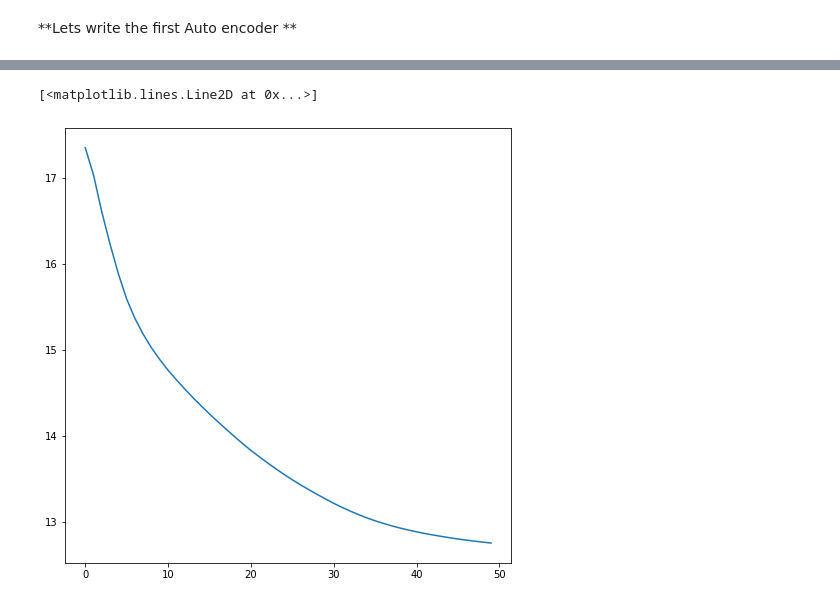
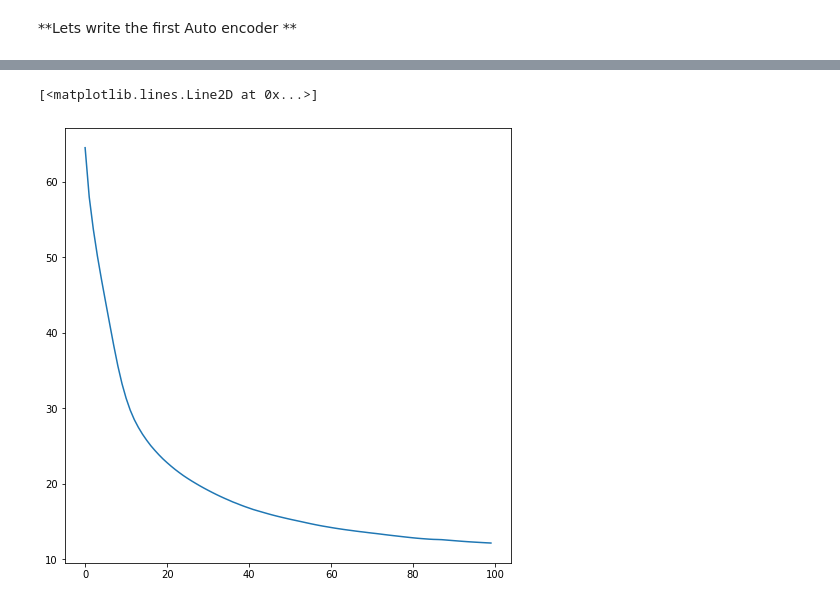
Before and after one commit to NJain121442/course2020, a Jupyter notebook: Fruits_unsupervised_clustering_conv2_1August.ipynb, the cells around one changed output, grey strips where cells are left out. Drawn from its saved outputs; the diff is of its cells as text; code cells hidden in the pictures.

```diff
--- a/Fruits_unsupervised_clustering_conv2_1August.ipynb
+++ b/Fruits_unsupervised_clustering_conv2_1August.ipynb
@@ -188,7 +190,7 @@ Conv2d_Autoencoder(
 train_loader = DataLoader(Data,batch_size=1)
 # %%
 loss_func = nn.MSELoss()
-optimizer = optim.SGD(net.parameters(), lr=0.01)
+optimizer = optim.Adam(net.parameters(), lr=0.0001)
 # %%
 from tqdm.notebook import tqdm
 n_epochs = 100
@@ -202,13 +204,13 @@ for epoch in tqdm( range(n_epochs) ):
     epoch_loss = 0
     for x in train_loader:
         mse_loss = 0
-        optimizer.zero_grad()
         if torch.cuda.is_available():
             x = x.cuda()
             #print(x.shape)
+        optimizer.zero_grad()
         prediction = net(x)
         mse_loss = loss_func(prediction, x) # <-- note that i'm using the input as the target
-        epoch_loss = epoch_loss + mse_loss
+        epoch_loss = epoch_loss + mse_loss.item()
         mse_loss.backward()
         optimizer.step()
 
@@ -223,5 +225,5 @@ Loss Per epoch:  tensor(12.7528, device='cuda:0', grad_fn=<AddBackward0>)
 [<matplotlib.lines.Line2D at 0x...>]
-[figure, old version]
+[figure, new version]
 # %%
 import matplotlib.pyplot as plt
 
```
Also changed, not shown: parts of 6 cells of this notebook.
